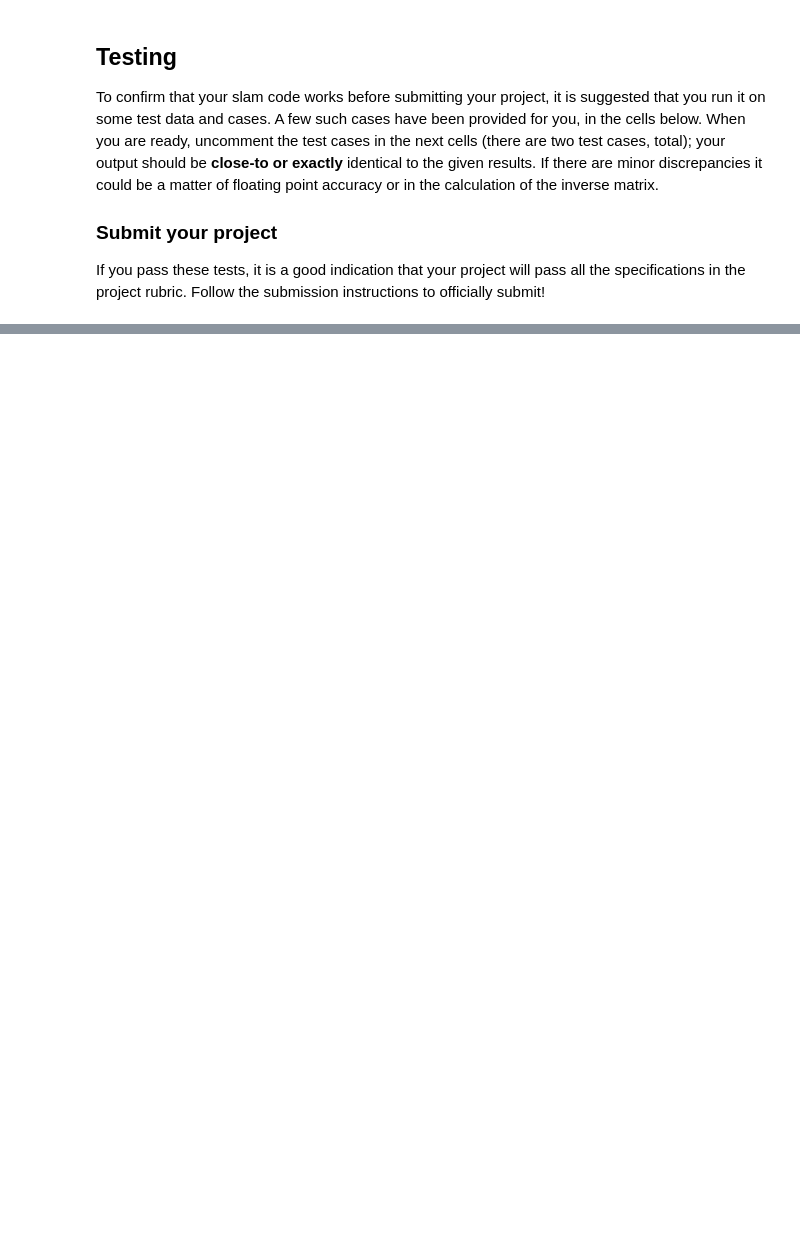
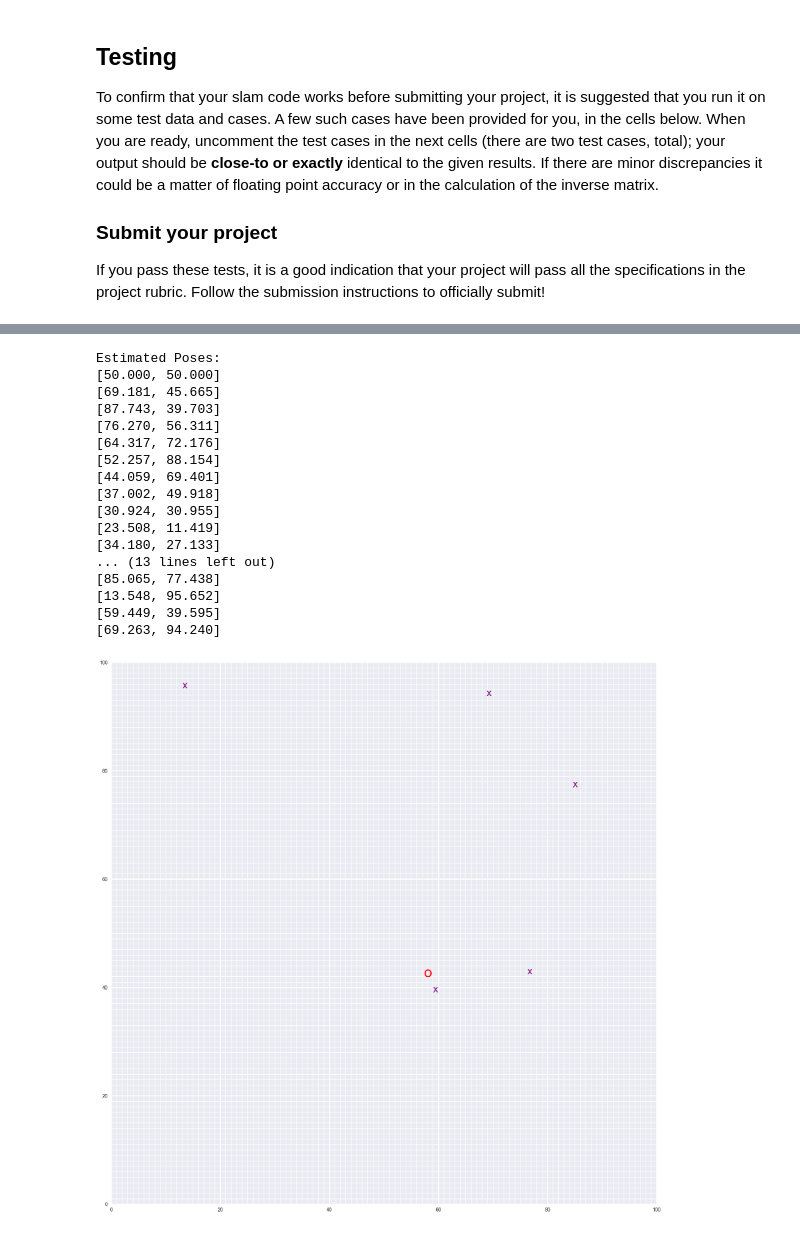
Before and after one commit to OmarAyoub07/Project--Landmark-Detection---Tracking, a Jupyter notebook: 3. Landmark Detection and Tracking.ipynb, the cells around one changed output, grey strips where cells are left out. Cells and saved outputs as stored; diff of their text form; code cells hidden in the pictures; blank space fills up the shorter version.

```diff
--- a/3. Landmark Detection and Tracking.ipynb
+++ b/3. Landmark Detection and Tracking.ipynb
@@ -368,33 +557,53 @@ test_data2 = [[[[0, 26.543274387283322, -6.262538160312672], [3, 9.9373968257997
 #     [87.655, 38.971]
 #     [76.084, 55.541]
 #     [64.283, 71.684]
 #     [52.396, 87.887]
 #     [44.674, 68.948]
 #     [37.532, 49.680]
 #     [31.392, 30.893]
 #     [24.796, 12.012]
 #     [33.641, 26.440]
 #     [43.858, 43.560]
 #     [54.735, 60.659]
 #     [65.884, 77.791]
 #     [77.413, 94.554]
 #     [96.740, 98.020]
 #     [76.149, 99.586]
 #     [70.211, 80.580]
 #     [64.130, 61.270]
 #     [58.183, 42.175]
 
 
 # Estimated Landmarks:
 #     [76.777, 42.415]
 #     [85.109, 76.850]
 #     [13.687, 95.386]
 #     [59.488, 39.149]
 #     [69.283, 93.654]
 
 
 ### Uncomment the following three lines for test case 2 and compare to the values above ###
 
-# mu_2 = slam(test_data2, 20, 5, 100.0, 2.0, 2.0)
-# poses, landmarks = get_poses_landmarks(mu_2, 20)
-# print_all(poses, landmarks)
+mu_2 = slam(test_data2, 20, 5, 100.0, 2.0, 2.0)
+poses, landmarks = get_poses_landmarks(mu_2, 20)
+print_all(poses, landmarks)
+display_world(int(world_size), poses[-1], landmarks)
+# %% [output]
+Estimated Poses:
+[50.000, 50.000]
+[69.181, 45.665]
+[87.743, 39.703]
+[76.270, 56.311]
+[64.317, 72.176]
+[52.257, 88.154]
+[44.059, 69.401]
+[37.002, 49.918]
+[30.924, 30.955]
+[23.508, 11.419]
+[34.180, 27.133]
+... (13 lines left out)
+[85.065, 77.438]
+[13.548, 95.652]
+[59.449, 39.595]
+[69.263, 94.240]
+[figure, added]
```
Also changed, not shown: parts of 18 cells of this notebook, 2 other files.
